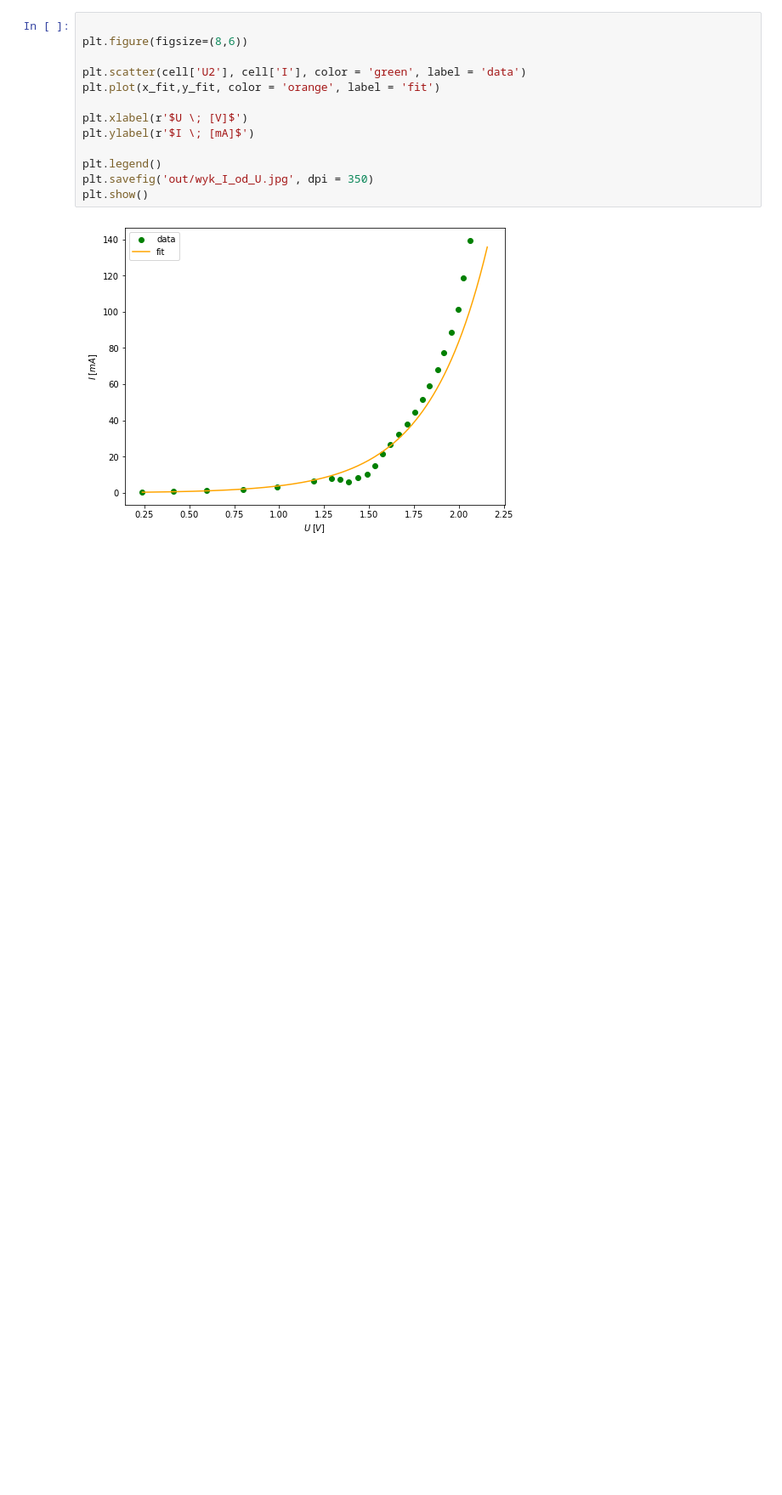
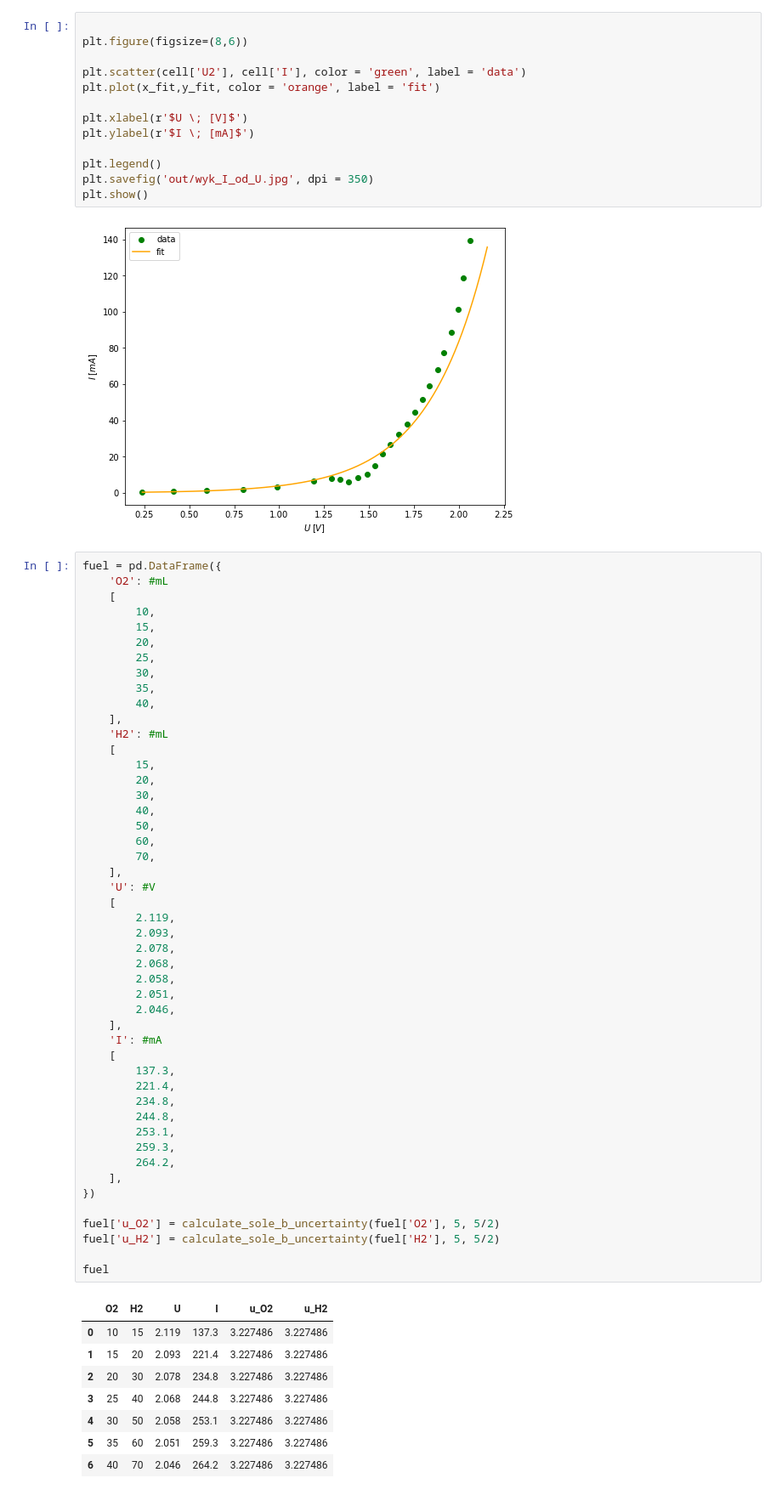
Before and after one commit to ficnawode/fizyka-pw-lab2-data-analysis, a Jupyter notebook: cw13/da.ipynb, the cells around one changed output. Shown: that part at 85% size. Cells and saved outputs as stored; diff of their text form; blank space fills up the shorter version.

```diff
--- a/cw13/da.ipynb
+++ b/cw13/da.ipynb
@@ -133,3 +136,60 @@ plt.savefig('out/wyk_I_od_U.jpg', dpi = 350)
 plt.show()
 # %% [output]
 [figure]
+# %%
+fuel = pd.DataFrame({
+    'O2': #mL
+    [
+        10,
+        15,
+        20,
+        25,
+        30,
+        35,
+        40,
+    ],
+    'H2': #mL
+    [
+        15,
+        20,
+        30,
+        40,
+        50,
+        60,
+        70,
+    ],
+    'U': #V
+    [
+        2.119,
+        2.093,
+        2.078,
+        2.068,
+        2.058,
+        2.051,
+        2.046,
+    ],
+    'I': #mA
+    [
+        137.3,
+        221.4,
+        234.8,
+        244.8,
+        253.1,
+        259.3,
+        264.2,
+    ],
+})
+
+fuel['u_O2'] = calculate_sole_b_uncertainty(fuel['O2'], 5, 5/2)
+fuel['u_H2'] = calculate_sole_b_uncertainty(fuel['H2'], 5, 5/2)
+
+fuel
+# %% [output]
+|  | O2 | H2 | U | I | u_O2 | u_H2 |
+| 0 | 10 | 15 | 2.119 | 137.3 | 3.227486 | 3.227486 |
+| 1 | 15 | 20 | 2.093 | 221.4 | 3.227486 | 3.227486 |
+| 2 | 20 | 30 | 2.078 | 234.8 | 3.227486 | 3.227486 |
+| 3 | 25 | 40 | 2.068 | 244.8 | 3.227486 | 3.227486 |
+| 4 | 30 | 50 | 2.058 | 253.1 | 3.227486 | 3.227486 |
+| 5 | 35 | 60 | 2.051 | 259.3 | 3.227486 | 3.227486 |
+| 6 | 40 | 70 | 2.046 | 264.2 | 3.227486 | 3.227486 |
```
Also changed, not shown: parts of 2 cells of this notebook.
